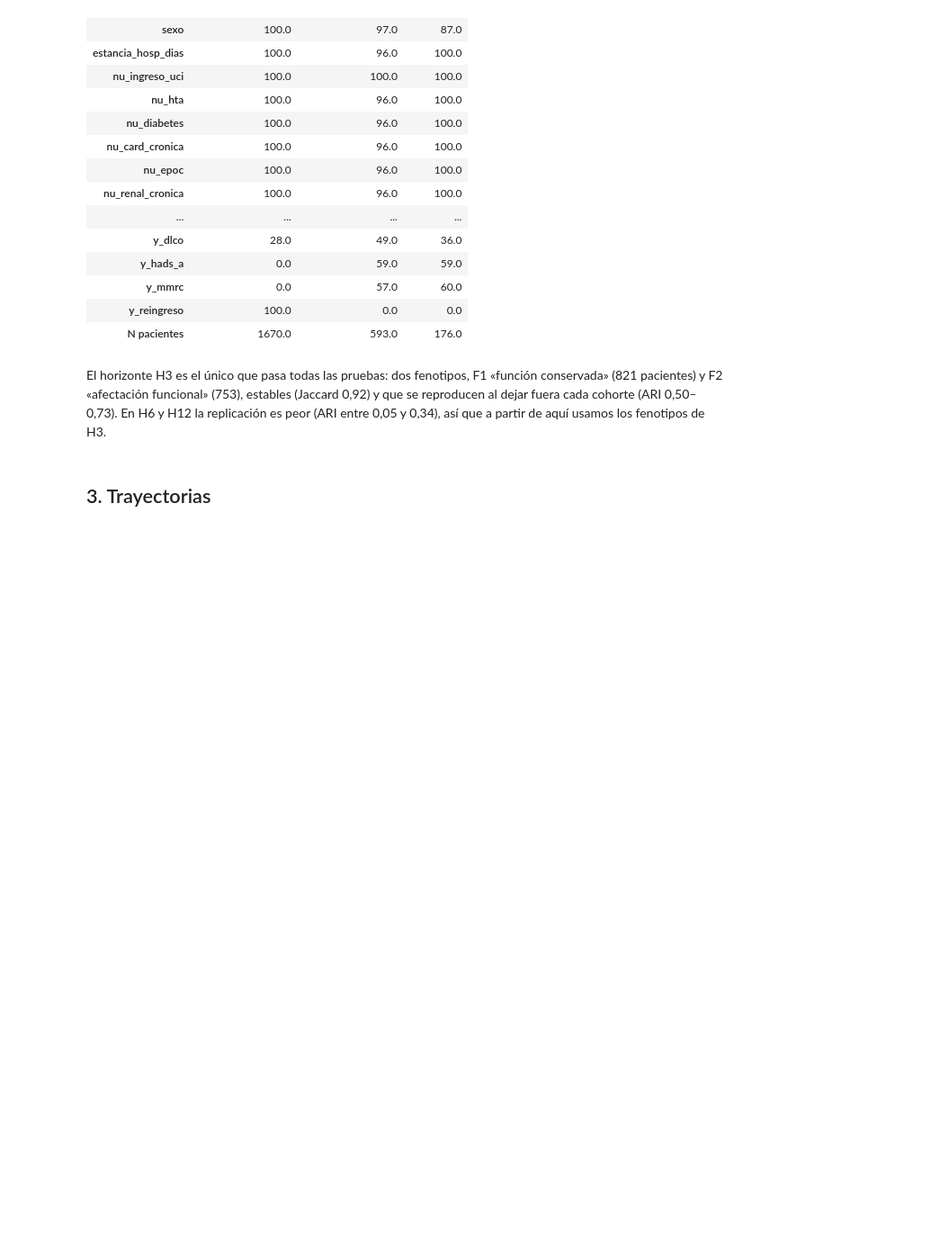
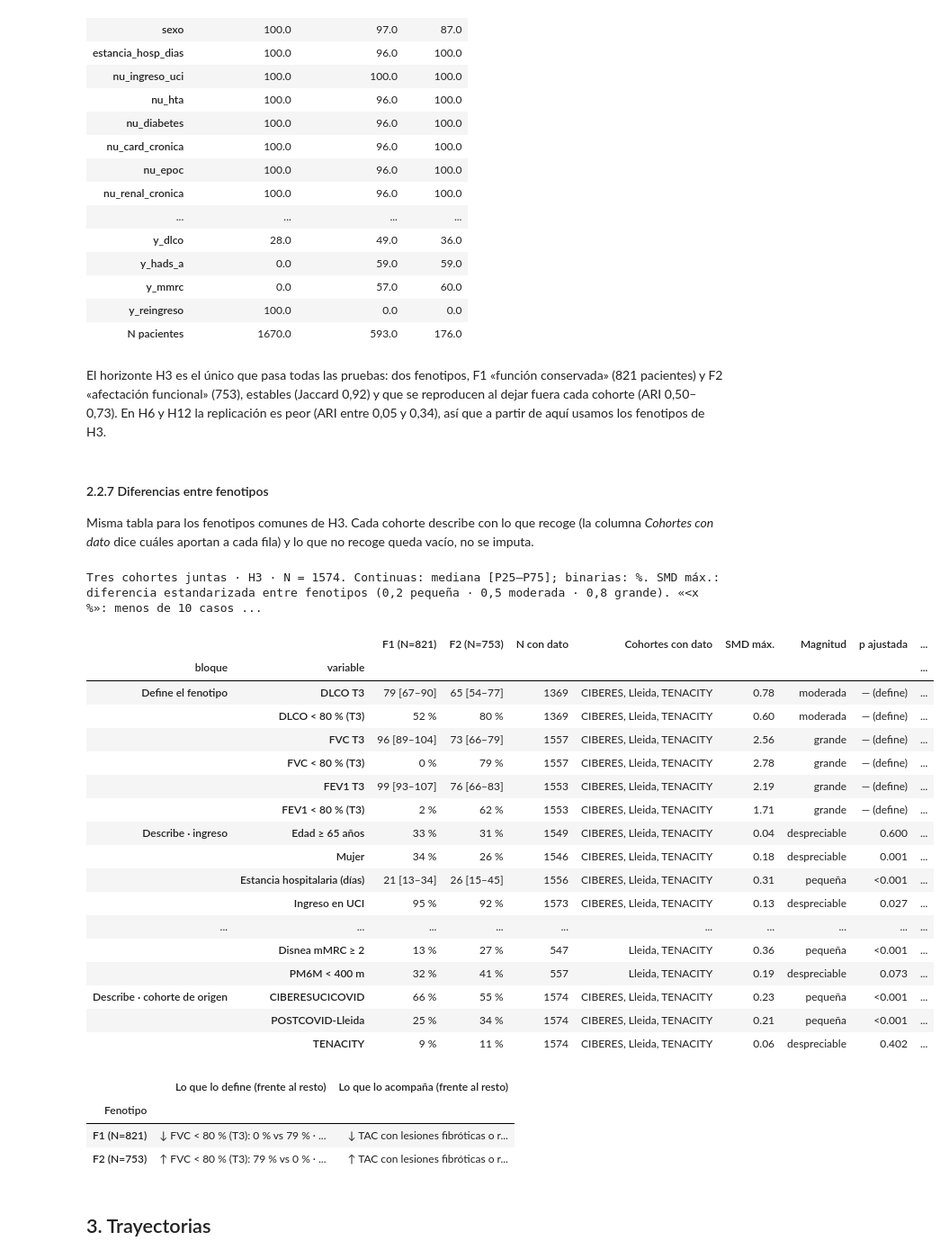
Before and after one commit to Nil-Muriach/Respira_Hackathon, a Jupyter notebook: main.ipynb, the cells around one changed output. Shown at 90% size. Saved outputs shown, nothing was run; the diff lists cells and outputs as text; code cells hidden in the pictures; blank space fills up the shorter version.

```diff
--- a/main.ipynb
+++ b/main.ipynb
@@ -1106,6 +1166,73 @@ Guardado Datos limpios/fenotipos_comun.parquet (3,812 filas) y Datos limpios/bas
 | N pacientes | 1670.0 | 593.0 | 176.0 |
 # %% [markdown]
 El horizonte H3 es el único que pasa todas las pruebas: dos fenotipos, F1 «función conservada» (821 pacientes) y F2 «afectación funcional» (753), estables (Jaccard 0,92) y que se reproducen al dejar fuera cada cohorte (ARI 0,50–0,73). En H6 y H12 la replicación es peor (ARI entre 0,05 y 0,34), así que a partir de aquí usamos los fenotipos de H3.
+# %% [markdown]
+#### 2.2.7 Diferencias entre fenotipos
+
+Misma tabla para los fenotipos comunes de H3. Cada cohorte describe con lo que recoge (la columna *Cohortes con dato* dice cuáles aportan a cada fila) y lo que no recoge queda vacío, no se imputa.
+# %%
+from src import fichas
+
+# Tabla de diferencias entre los fenotipos comunes en el horizonte de config.yaml (H3), las tres cohortes juntas.
+# Cada cohorte describe con lo que recoge: lo que no recoge queda vacío (no se imputa).
+H_FICHA = cfg["fichas"]["horizonte"]
+r = resultados[H_FICHA]
+ids, visitas = r["desc"].index, PF["horizontes"][H_FICHA]
+coh = r["desc"]["cohorte_analisis"].astype(str)
+fen = pd.Series([nombre_f(c) for c in r["lab"]], index=ids)
+CORTO = {"CIBERESUCICOVID": "CIBERES", "POSTCOVID_LLEIDA": "Lleida", "TENACITY": "TENACITY"}
+
+d_def, i_def = fichas.variables_definicion(r["desc"], r["cols"], cfg)
+d_ing, i_ing = fichas.variables_ingreso(pacientes.set_index("subject_id").reindex(ids),
+                                        PF["descripcion"]["ingreso_binarias"], cfg)
+seguimiento, i_seg = {}, []
+for regla in ["alguna", "ultima"]:
+    for v in PF["descripcion"][regla]:
+        if v in FP.variables_definicion(PF):
+            continue
+        seguimiento[v] = pd.concat([FP.estado_hasta(medidas, cfg, PF, c, ids[coh == c], v, visitas, regla)
+                                    for c in COHORTES]).reindex(ids)
+        bloque = ("Describe · TAC (solo quien lo tiene)" if v.startswith(("tac_", "tractos", "fibrosis"))
+                  else "Describe · eventos hasta la visita" if regla == "alguna" else "Describe · síntomas y esfuerzo")
+        i_seg.append({"col": v, "bloque": bloque, "variable": fichas.etiqueta_estado(v, cfg), "binaria": True})
+for c in COHORTES:
+    seguimiento[f"coh_{c}"] = (coh == c).astype(float)
+    i_seg.append({"col": f"coh_{c}", "bloque": "Describe · cohorte de origen", "variable": ETQ[c], "binaria": True})
+
+datos = pd.concat([d_def, d_ing, pd.DataFrame(seguimiento, index=ids)], axis=1)
+diferencias, retratos = fichas.tabla_diferencias(datos, i_def + i_ing + i_seg, fen, cfg, coh, CORTO)
+diferencias.to_csv(TAB / f"{PFX}_diferencias_fenotipos_{H_FICHA}.csv")
+retratos.to_csv(TAB / f"{PFX}_retratos_fenotipos_{H_FICHA}.csv")
+
+print(f"Tres cohortes juntas · {H_FICHA} · N = {len(fen)}. Continuas: mediana [P25–P75]; binarias: %. "
+      "SMD máx.: diferencia estandarizada entre fenotipos (0,2 pequeña · 0,5 moderada · 0,8 grande). "
+      "«<x %»: menos de 10 casos. Las variables que definen el fenotipo no llevan p: difieren por construcción.")
+display(diferencias)
+display(retratos)
+# %% [output]
+Tres cohortes juntas · H3 · N = 1574. Continuas: mediana [P25–P75]; binarias: %. SMD máx.: diferencia estandarizada entre fenotipos (0,2 pequeña · 0,5 moderada · 0,8 grande). «<x %»: menos de 10 casos ...
+|  |  | F1 (N=821) | F2 (N=753) | N con dato | Cohortes con dato | SMD máx. | Magnitud | p ajustada | ... |
+| bloque | variable |  |  |  |  |  |  |  | ... |
+| Define el fenotipo | DLCO T3 | 79 [67–90] | 65 [54–77] | 1369 | CIBERES, Lleida, TENACITY | 0.78 | moderada | — (define) | ... |
+|  | DLCO < 80 % (T3) | 52 % | 80 % | 1369 | CIBERES, Lleida, TENACITY | 0.60 | moderada | — (define) | ... |
+|  | FVC T3 | 96 [89–104] | 73 [66–79] | 1557 | CIBERES, Lleida, TENACITY | 2.56 | grande | — (define) | ... |
+|  | FVC < 80 % (T3) | 0 % | 79 % | 1557 | CIBERES, Lleida, TENACITY | 2.78 | grande | — (define) | ... |
+|  | FEV1 T3 | 99 [93–107] | 76 [66–83] | 1553 | CIBERES, Lleida, TENACITY | 2.19 | grande | — (define) | ... |
+|  | FEV1 < 80 % (T3) | 2 % | 62 % | 1553 | CIBERES, Lleida, TENACITY | 1.71 | grande | — (define) | ... |
+| Describe · ingreso | Edad ≥ 65 años | 33 % | 31 % | 1549 | CIBERES, Lleida, TENACITY | 0.04 | despreciable | 0.600 | ... |
+|  | Mujer | 34 % | 26 % | 1546 | CIBERES, Lleida, TENACITY | 0.18 | despreciable | 0.001 | ... |
+|  | Estancia hospitalaria (días) | 21 [13–34] | 26 [15–45] | 1556 | CIBERES, Lleida, TENACITY | 0.31 | pequeña | <0.001 | ... |
+|  | Ingreso en UCI | 95 % | 92 % | 1573 | CIBERES, Lleida, TENACITY | 0.13 | despreciable | 0.027 | ... |
+| ... | ... | ... | ... | ... | ... | ... | ... | ... | ... |
+|  | Disnea mMRC ≥ 2 | 13 % | 27 % | 547 | Lleida, TENACITY | 0.36 | pequeña | <0.001 | ... |
+|  | PM6M < 400 m | 32 % | 41 % | 557 | Lleida, TENACITY | 0.19 | despreciable | 0.073 | ... |
+| Describe · cohorte de origen | CIBERESUCICOVID | 66 % | 55 % | 1574 | CIBERES, Lleida, TENACITY | 0.23 | pequeña | <0.001 | ... |
+|  | POSTCOVID-Lleida | 25 % | 34 % | 1574 | CIBERES, Lleida, TENACITY | 0.21 | pequeña | <0.001 | ... |
+|  | TENACITY | 9 % | 11 % | 1574 | CIBERES, Lleida, TENACITY | 0.06 | despreciable | 0.402 | ... |
+|  | Lo que lo define (frente al resto) | Lo que lo acompaña (frente al resto) |
+| Fenotipo |  |  |
+| F1 (N=821) | ↓ FVC < 80 % (T3): 0 % vs 79 % · ... | ↓ TAC con lesiones fibróticas o r... |
+| F2 (N=753) | ↑ FVC < 80 % (T3): 79 % vs 0 % · ... | ↑ TAC con lesiones fibróticas o r... |
 # %% [markdown]
 ## 3. Trayectorias
 # %% [markdown]
```
Also changed, not shown: parts of 2 cells of this notebook, 4 other files.
